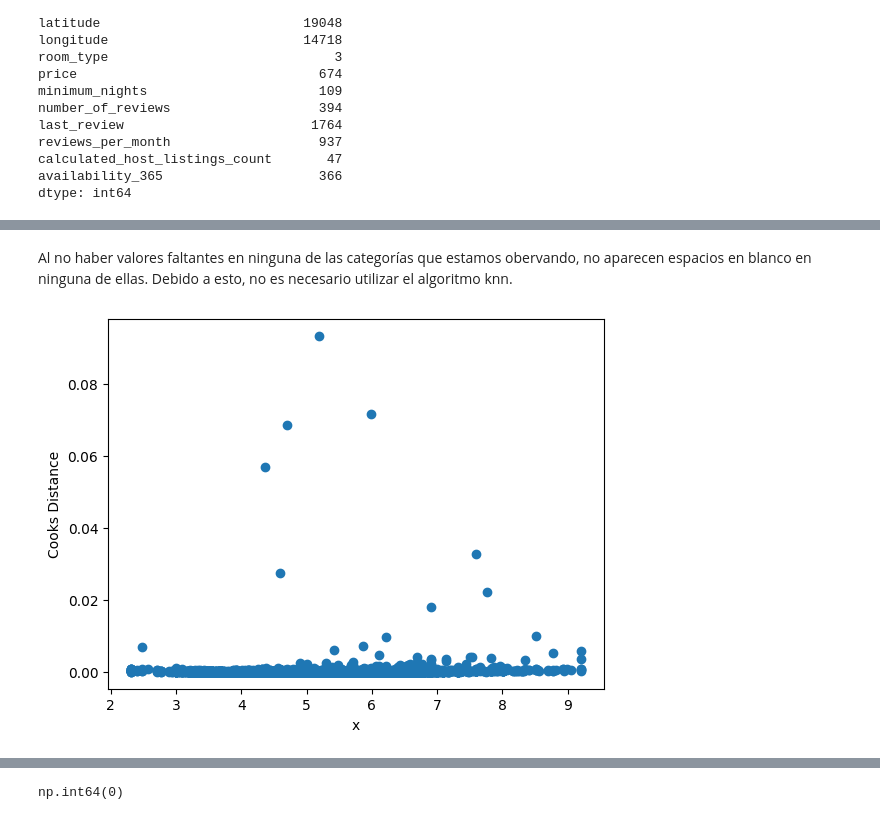
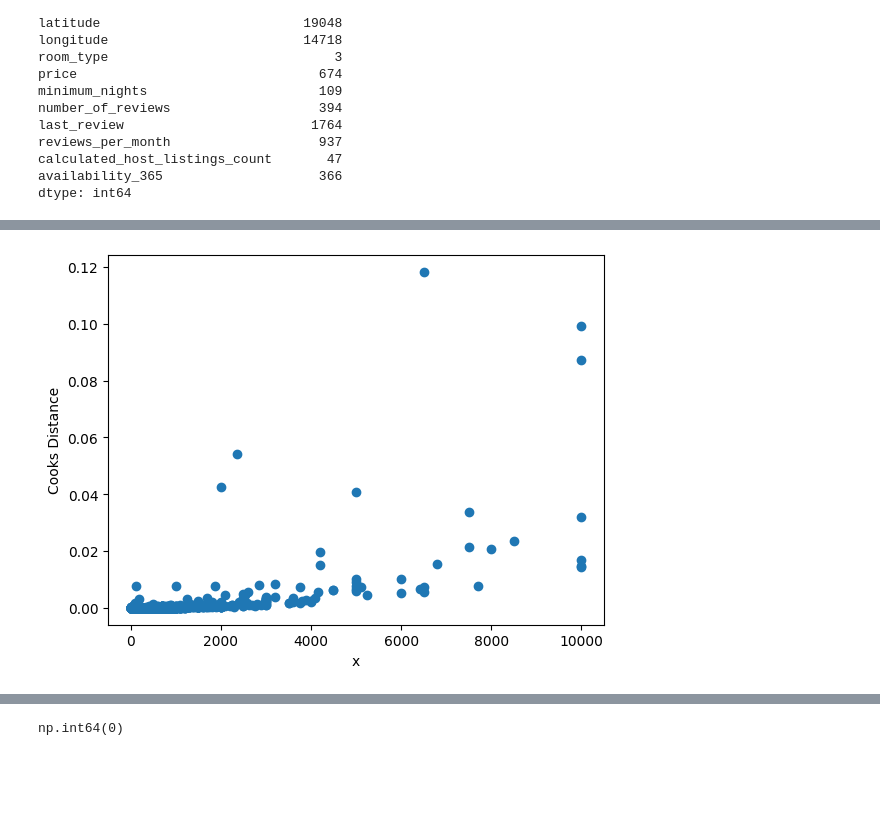
Before and after one commit to Bea-Castro/EDA, a Jupyter notebook: src/explore.ipynb, the cells around one changed output, grey strips where cells are left out. Saved outputs shown, nothing was run; the diff lists cells and outputs as text; code cells hidden in the pictures; blank space fills up the shorter version.

```diff
--- a/src/explore.ipynb
+++ b/src/explore.ipynb
@@ -137,7 +121,6 @@ df.head()
 # %%
 # ELiminiamos las columnas que no nos apostan informacion relevante
 df.columns
-df.drop (['name','host_id','id','host_name','last_review','reviews_per_month','neighbourhood'] , axis=1, inplace= True)
+df.drop (['name','id','host_name','last_review','reviews_per_month'] , axis=1, inplace= True)
 df.shape
-df.info()
 # %% [output]
@@ -165,0 +219,12 @@ np.int64(0)
+# %%
+## Análisis numérico categórico completo
+# Factorizamos las variables room type, Neighbourhoog ty Neighbourhood group y graficamos
+df["neighbourhood_group"] = pd.factorize(df['neighbourhood_group'])[0]
+df["room_type"] = pd.factorize(df["room_type"])[0]
+df["neighbourhood"]= pd.factorize(df["neighbourhood"])[0]
+
+fig, axes = plt.subplots(figsize=(10, 10))
+sns.heatmap(df[["neighbourhood_group", "neighbourhood", "room_type", "price", "minimum_nights", "number_of_reviews", "calculated_host_listings_count", "availability_365"]].corr(), annot = True, fmt = ".2f")
+
+plt.tight_layout()
+plt.show()
@@ -198,4 +254,0 @@ plt.show()
-# %%
-# Transformamos nuestro target a escala logarítmica y limpiamos los valores no finitos para poder graficar
-df['log_price'] = np.log(df['price'])
-df = df[np.isfinite(df['log_price'])]
@@ -248,22 +271,17 @@ msno.matrix(df)
-# %% [markdown]
-Al no haber valores faltantes en ninguna de las categorías que estamos obervando, no aparecen espacios en blanco en ninguna de ellas. Debido a esto, no es necesario utilizar el algoritmo knn.
 # %%
-X = df.drop(['price', 'log_price'], axis = 1)
-y = df['log_price']
-
-# Covnertimos las columnas booleanas en float para evitar error (dtype_object) al ajecutar la celda
-X.loc[:, X.dtypes == 'bool'] = X.loc[:, X.dtypes == 'bool'].astype(float)
-
+# Identificar observaciones influyentes
+X = df.drop(['price'], axis = 1)
+y = df['price']
 X = sm.add_constant(X)
 model = sm.OLS(y, X).fit()
 cooks_distance = model.get_influence().cooks_distance
 # %%
-plt.scatter(df['log_price'], cooks_distance[0])
+plt.scatter(df['price'], cooks_distance[0])
 plt.xlabel('x')
 plt.ylabel('Cooks Distance')
 plt.show()
 # %% [output]
-[figure, old version]
+[figure, new version]
 # %%
 # Punto de corte para la distancia de cook
 pto_corte = 4/len(df)
```
Also changed, not shown: parts of 43 cells of this notebook.
